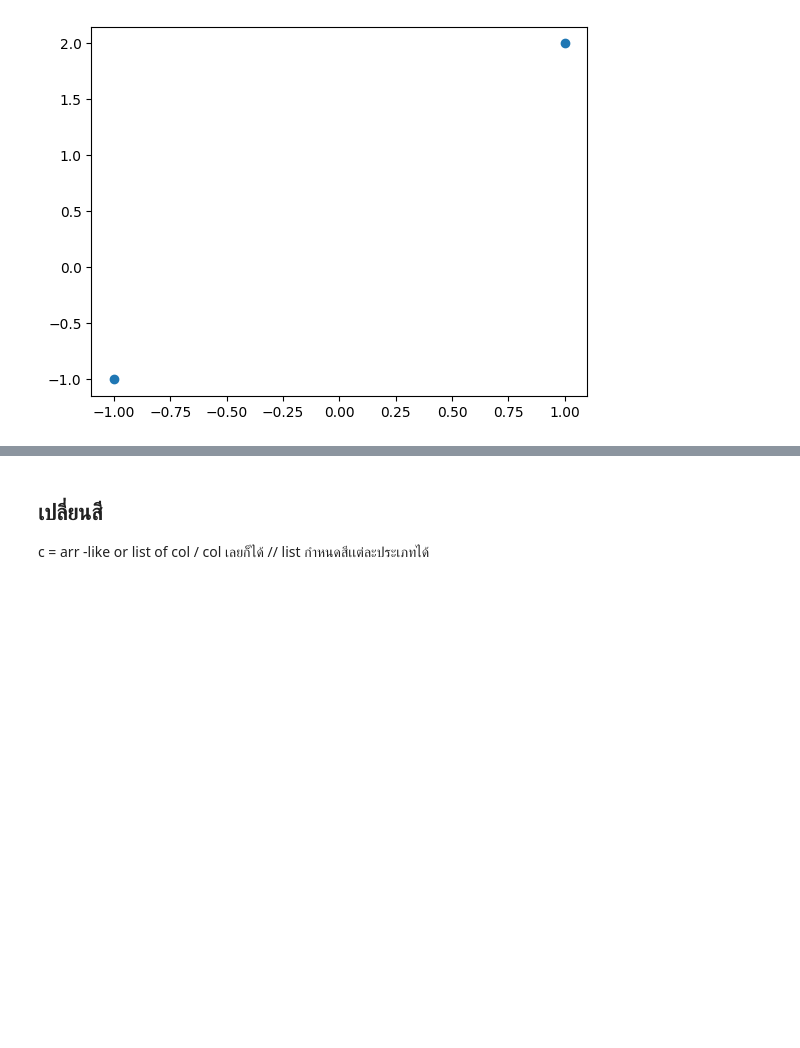
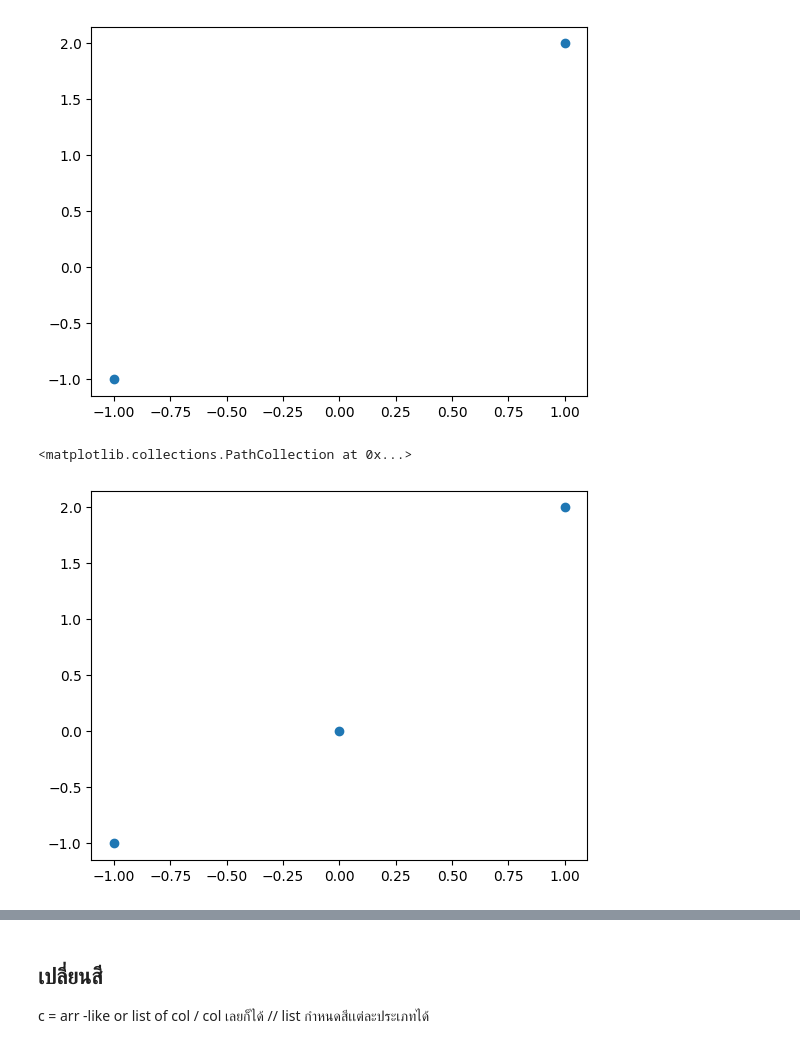
Before and after one commit to Ratchanontt/python_dataviz2023, a Jupyter notebook: DataViz02_Data_Distribution_.ipynb, the cells around one changed output, grey strips where cells are left out. Cells and saved outputs as stored; diff of their text form; code cells hidden in the pictures; blank space fills up the shorter version.

```diff
--- a/DataViz02_Data_Distribution_.ipynb
+++ b/DataViz02_Data_Distribution_.ipynb
@@ -25,6 +25,11 @@ plt.scatter([1,-1],[2,-1]) # ( x,y)  ([จุดแรกในแกน x = 1,
 # %% [output]
 <matplotlib.collections.PathCollection at 0x...>
 [figure]
+# %%
+plt.scatter([1,-1,0],[2,-1,0])
+# %% [output]
+<matplotlib.collections.PathCollection at 0x...>
+[figure, added]
 # %%
 plt.scatter(df['PetalLength'],df['SepalLength']) #ความยาวกลีบดอก เทียบกับ ความยาวกลีบเลี้ยง
 # %% [output]
```
Also changed, not shown: parts of 24 cells of this notebook.
